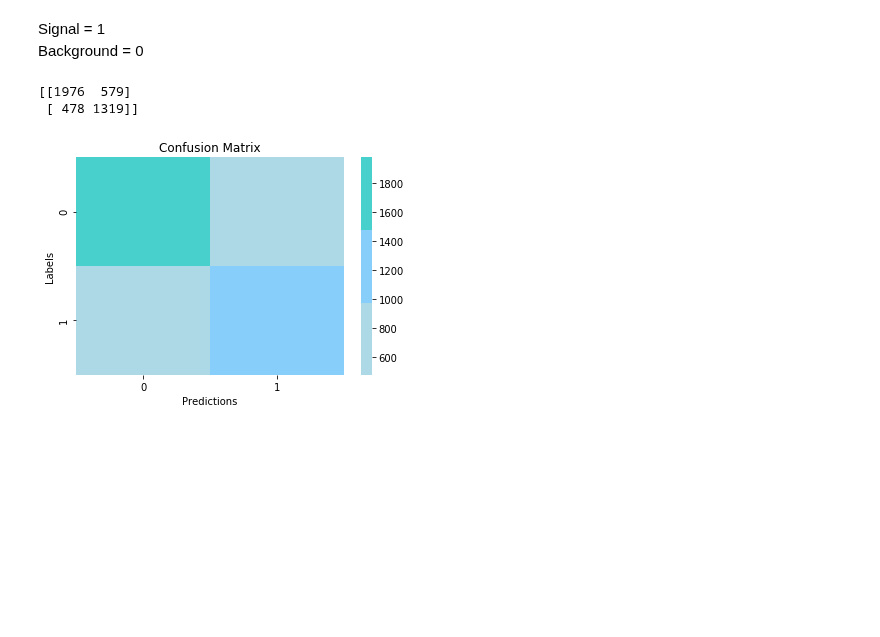
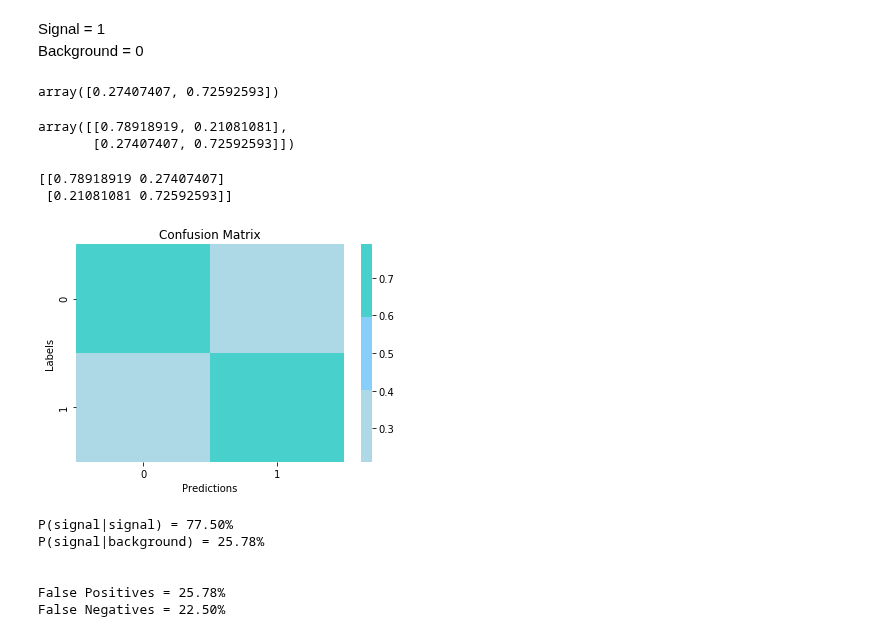
Before and after one commit to johngeorgousis/jet-classifier, a Jupyter notebook: MAIN.ipynb, the cells around one changed output. Cells and saved outputs as stored; diff of their text form; code cells hidden in the pictures; blank space fills up the shorter version.

Commit message:
feat: normalise cmx and print P(signal|signal) P(signal|bacakground)

```diff
--- a/MAIN.ipynb
+++ b/MAIN.ipynb
@@ -570,11 +582,12 @@ https://kapernikov.com/tutorial-image-classification-with-scikit-learn/
 # %%
 preds_all = []
 labels_all = []
-
+# preds_batch = []
+# labels_batch = []
 
 
 # For all batches
-for n in range(num_of_batches_test-1):
+for n in range(5):
 
     # For all events in a batch
     for event, label in test_batches.take(n):
@@ -601,15 +614,3 @@ labels = np.array(labels_all).flatten()
 
 Signal = 1 <br />
 Background = 0
-# %%
-cmx = tf.math.confusion_matrix(labels, preds)
-print(cmx.numpy())
-sns.heatmap(cmx.numpy(), cmap=['lightblue', 'lightskyblue', 'mediumturquoise'])
-plt.title('Confusion Matrix')
-plt.xlabel('Predictions')
-plt.ylabel('Labels')
-plt.show()
-# %% [output]
-[[1976  579]
- [ 478 1319]]
-[figure, removed]
@@ -615,0 +619,51 @@ plt.show()
+# %%
+cmx1
+# %% [output]
+array([0.27407407, 0.72592593])
+# %%
+cmx0
+cmx1
+np.stack((cmx0, cmx1), axis=0)
+# %% [output]
+array([[0.78918919, 0.21081081],
+       [0.27407407, 0.72592593]])
+# %%
+cmx = tf.math.confusion_matrix(labels, preds).numpy() # Create Confusion Matrix
+cmx0 = cmx[0] / cmx[0].sum()
+cmx1 = cmx[1] / cmx[1].sum()
+cmx = np.stack((cmx0, cmx1), axis=1)
+
+
+# Normalise it
+print(cmx, '\n')
+
+
+# Plot confusion matrix
+sns.heatmap(cmx, cmap=['lightblue', 'lightskyblue', 'mediumturquoise'])
+plt.title('Confusion Matrix')
+plt.xlabel('Predictions')
+plt.ylabel('Labels')
+plt.show()
+
+
+# Print P(signal|signal) and P(signal|background)
+pss = cmx[1,1] / (cmx[1,1]+cmx[1,0])
+pbs = 1 - pss
+psb = cmx[0,1] / (cmx[0,1]+cmx[0,0])
+pbb = 1 - psb
+print('\n')
+print('P(signal|signal) = {:.2f}%'.format(100*pss))
+print('P(signal|background) = {:.2f}%'.format(100*psb))
+print('\n')
+print('False Positives = {:.2f}%'.format(100*psb))
+print('False Negatives = {:.2f}%'.format(100*pbs))
+# %% [output]
+[[0.78918919 0.27407407]
+ [0.21081081 0.72592593]]
+[figure, added]
+P(signal|signal) = 77.50%
+P(signal|background) = 25.78%
+
+
+False Positives = 25.78%
+False Negatives = 22.50%
```
Also changed, not shown: parts of 10 cells of this notebook, 1 other file.
